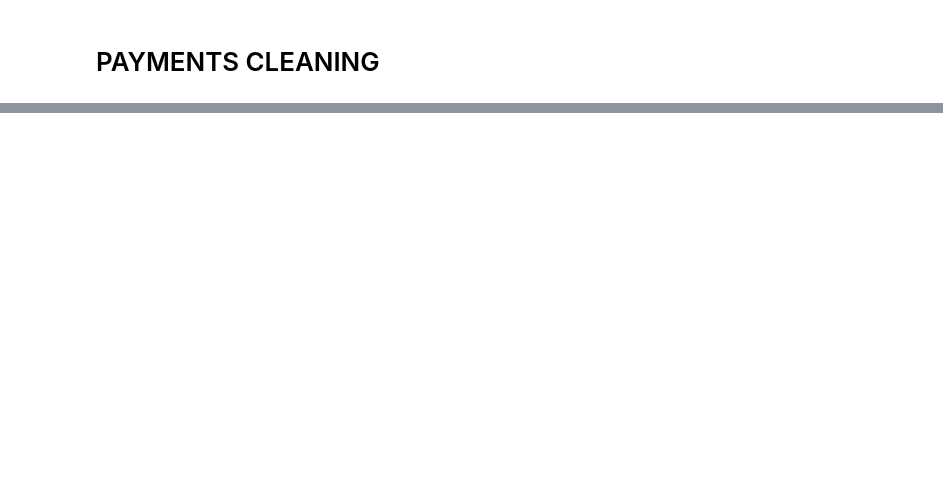
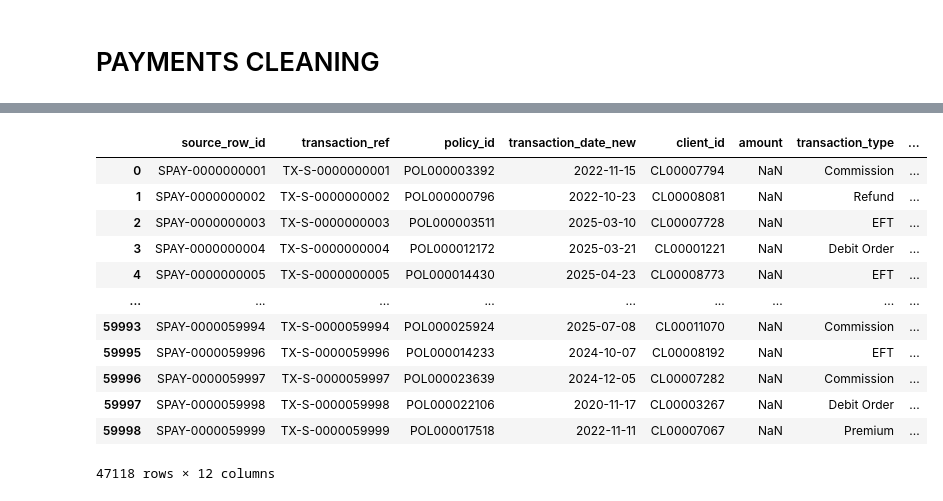
Before and after one commit to LuckyTwala0000/Sanlam-Life-Wealth-1-Retirement, a Jupyter notebook: Notebook/Melvin_cleaning_.ipynb, the cells around one changed output, grey strips where cells are left out. Drawn from its saved outputs; the diff is of its cells as text; code cells hidden in the pictures; blank space fills up the shorter version.

```diff
--- a/Notebook/Melvin_cleaning_.ipynb
+++ b/Notebook/Melvin_cleaning_.ipynb
@@ -193,3 +377,9 @@ payments.loc[
     payments['policy_id'].str.startswith('MISSING-', na=False),
     'A04_flag'
 ] = 'True'
+# %%
+#Remove trailling spaces and whitespaces from amount
+payments['amount'] = payments['amount'].str.strip()
+# %%
+# Convert object to numeric for amount
+payments['amount'] = pd.to_numeric(payments['amount'], errors='coerce')
@@ -195,0 +395,16 @@ payments.loc[
+# %%
+payments[payments['amount'].isna()]
+# %% [output]
+|  | source_row_id | transaction_ref | policy_id | transaction_date_new | client_id | amount | transaction_type | ... |
+| 0 | SPAY-0000000001 | TX-S-0000000001 | POL000003392 | 2022-11-15 | CL00007794 | NaN | Commission | ... |
+| 1 | SPAY-0000000002 | TX-S-0000000002 | POL000000796 | 2022-10-23 | CL00008081 | NaN | Refund | ... |
+| 2 | SPAY-0000000003 | TX-S-0000000003 | POL000003511 | 2025-03-10 | CL00007728 | NaN | EFT | ... |
+| 3 | SPAY-0000000004 | TX-S-0000000004 | POL000012172 | 2025-03-21 | CL00001221 | NaN | Debit Order | ... |
+| 4 | SPAY-0000000005 | TX-S-0000000005 | POL000014430 | 2025-04-23 | CL00008773 | NaN | EFT | ... |
+| ... | ... | ... | ... | ... | ... | ... | ... | ... |
+| 59993 | SPAY-0000059994 | TX-S-0000059994 | POL000025924 | 2025-07-08 | CL00011070 | NaN | Commission | ... |
+| 59995 | SPAY-0000059996 | TX-S-0000059996 | POL000014233 | 2024-10-07 | CL00008192 | NaN | EFT | ... |
+| 59996 | SPAY-0000059997 | TX-S-0000059997 | POL000023639 | 2024-12-05 | CL00007282 | NaN | Commission | ... |
+| 59997 | SPAY-0000059998 | TX-S-0000059998 | POL000022106 | 2020-11-17 | CL00003267 | NaN | Debit Order | ... |
+| 59998 | SPAY-0000059999 | TX-S-0000059999 | POL000017518 | 2022-11-11 | CL00007067 | NaN | Premium | ... |
+47118 rows × 12 columns
```
Also changed, not shown: parts of 44 cells of this notebook, 4 other files.
